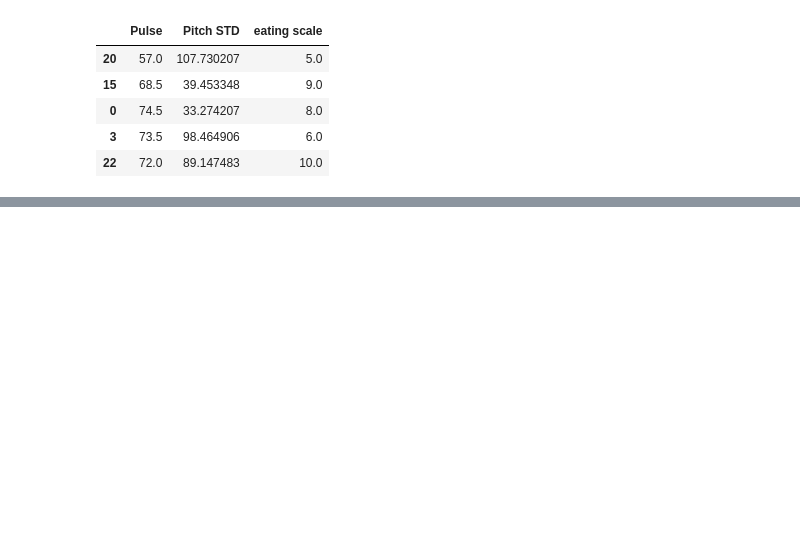
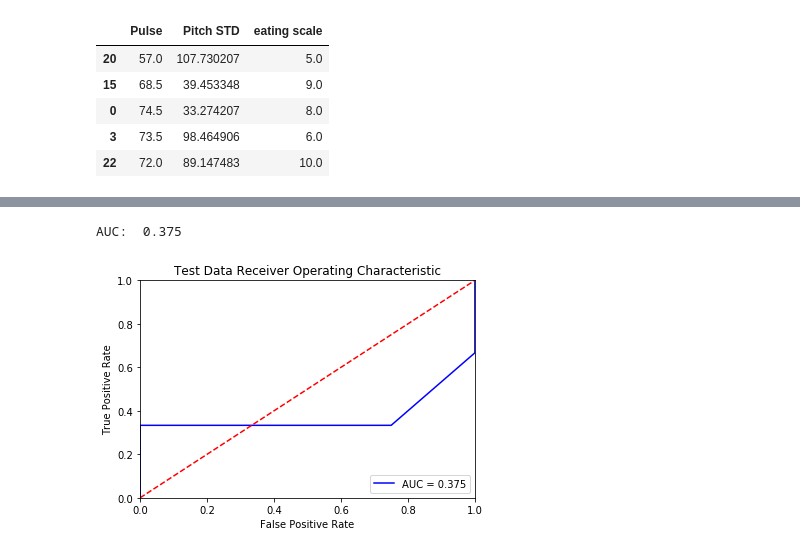
Before and after one commit to shreyaj1212/Cognitive-Fatigue-Predictor, a Jupyter notebook: Analysis.ipynb, the cells around one changed output, grey strips where cells are left out. Cells and saved outputs as stored; diff of their text form; code cells hidden in the pictures; blank space fills up the shorter version.

```diff
--- a/Analysis.ipynb
+++ b/Analysis.ipynb
@@ -652,0 +642,43 @@ AUC:  0.7916666666666666
+# %%
+# apply the model to train data
+y_test_predict = clf.predict(X_test)
+y_test_proba = clf.predict_proba(X_test)
+
+from sklearn import metrics
+from sklearn.metrics import confusion_matrix
+
+#extract fpr and tpr to plot ROC curve and calculate AUC (Note: fpr-false positive rate and tpr -true positive rate)
+fpr, tpr, threshold = metrics.roc_curve(y_test, y_test_proba[:,1])
+
+# This is exctly the first metric you'll be evaluated on!
+# Note: this will only work on the binary case -- you'll need a different method to do multi-class case
+def cm_metric(y_true,y_prob):
+
+    # predict the class with the greatest probability
+    y_pred = [np.argmax(y) for y in y_prob]
+
+    # calculate the confusion matrix
+    cm = confusion_matrix(y_true, y_test_predict)
+
+    cm_norm = cm.astype('float') / cm.sum(axis=1)[:, np.newaxis]
+    return sum(sum(np.multiply(cm_norm,np.array([[1, -2], [-2, 1]]))))
+
+cm_metric(y_test,y_test_proba)
+
+# Calculate the area under the ROC curve
+roc_auc = metrics.auc(fpr, tpr)
+print('AUC: ',roc_auc)
+
+import matplotlib.pyplot as plt
+plt.title('Test Data Receiver Operating Characteristic')
+plt.plot(fpr, tpr, 'b', label = 'AUC = %0.3f' % roc_auc)
+plt.legend(loc = 'lower right')
+plt.plot([0, 1], [0, 1],'r--')
+plt.xlim([0, 1])
+plt.ylim([0, 1])
+plt.ylabel('True Positive Rate')
+plt.xlabel('False Positive Rate')
+plt.show()
+# %% [output]
+AUC:  0.375
+[figure, added]
```
Also changed, not shown: parts of 6 cells of this notebook.
